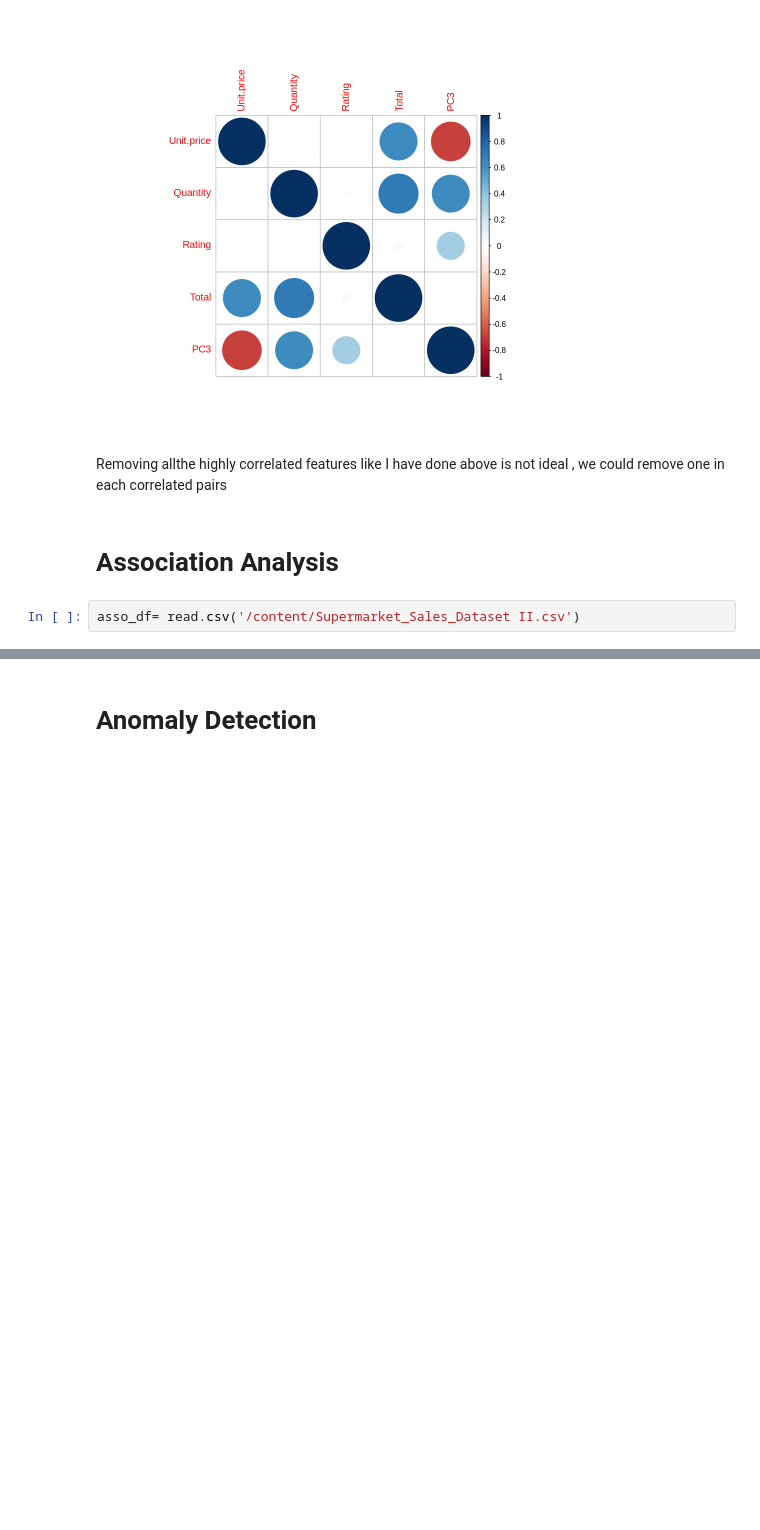
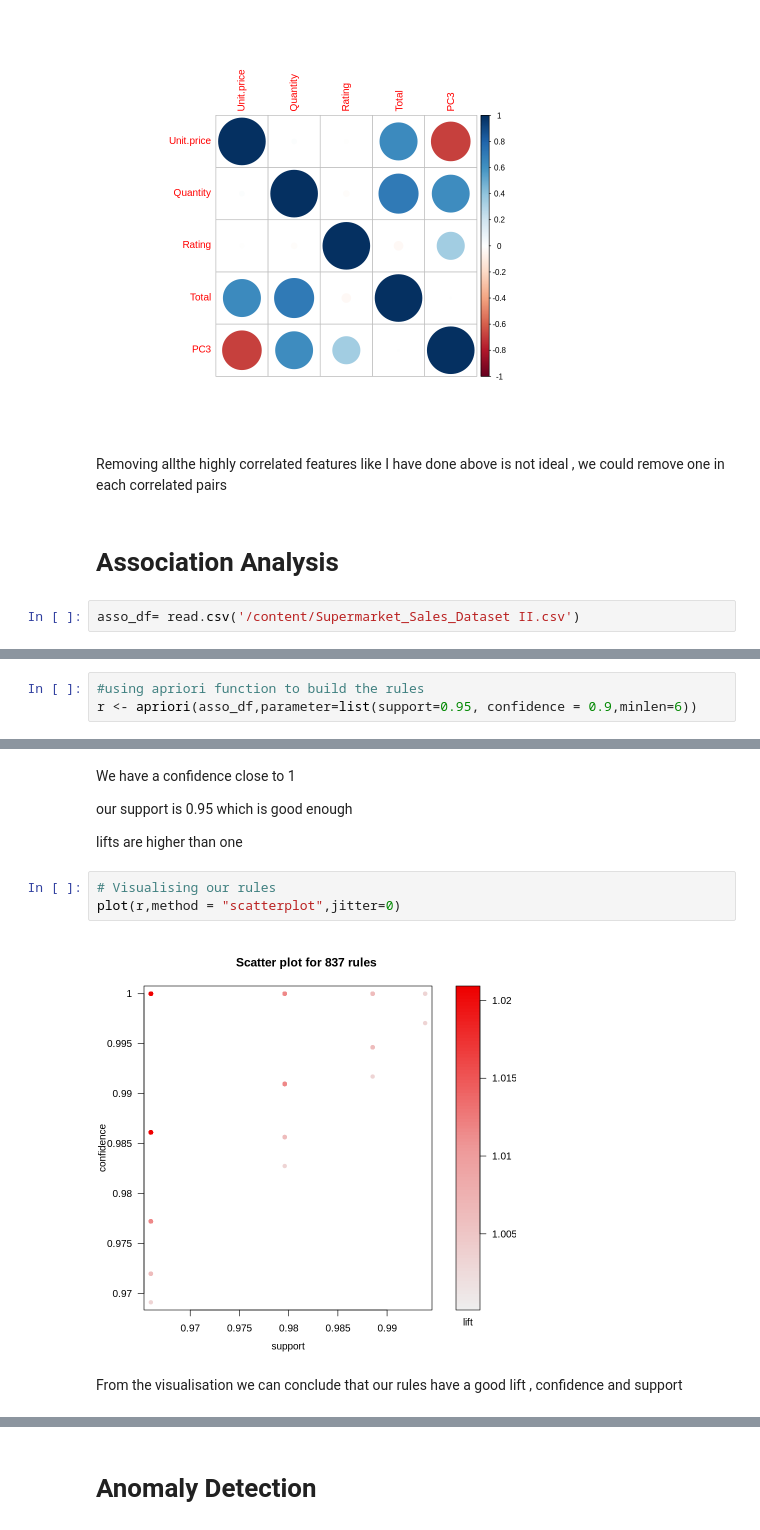
Before and after one commit to UnplugCharger/week-14, a Jupyter notebook: WEEK_14.ipynb, the cells around one changed output, grey strips where cells are left out. Cells and saved outputs as stored; diff of their text form; blank space fills up the shorter version.

```diff
--- a/WEEK_14.ipynb
+++ b/WEEK_14.ipynb
@@ -259,0 +287,3 @@ A data.frame: 6 × 20
+# %%
+#using apriori function to build the rules
+r <- apriori(asso_df,parameter=list(support=0.95, confidence = 0.9,minlen=6))
@@ -259,0 +328,13 @@ A data.frame: 6 × 20
+# %% [markdown]
+We have a confidence close to 1
+
+our support  is 0.95 which is good enough
+
+lifts are higher than one
+# %%
+# Visualising our rules
+plot(r,method = "scatterplot",jitter=0)
+# %% [output]
+[figure, added]
+# %% [markdown]
+From the visualisation we can conclude that our rules have a good lift , confidence and support
```
Also changed, not shown: parts of 14 cells of this notebook.
